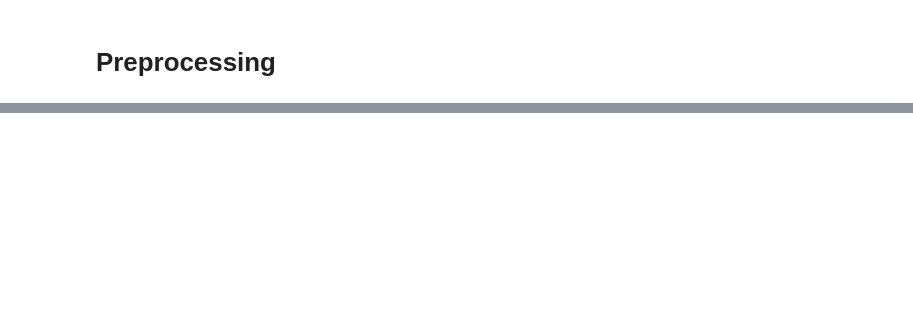
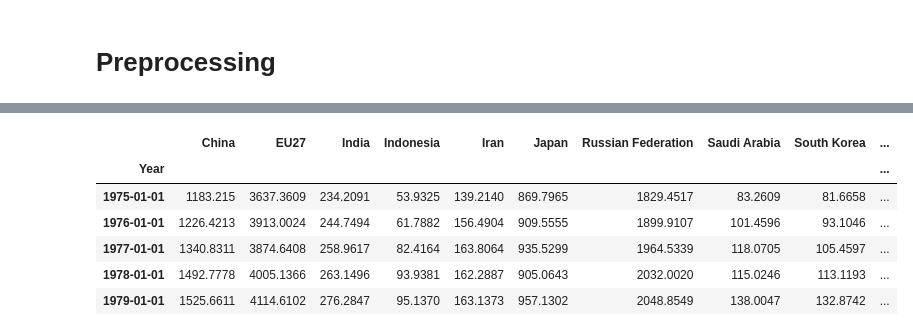
Before and after one commit to mkrunic/KULdatathon2025, a Jupyter notebook: test.ipynb, the cells around one changed output, grey strips where cells are left out. Drawn from its saved outputs; the diff is of its cells as text; code cells hidden in the pictures; blank space fills up the shorter version.

```diff
--- a/test.ipynb
+++ b/test.ipynb
@@ -320,0 +27,13 @@ ERROR: No matching distribution found for pdf_reader
+# %%
+co2 = co2.rename(columns={"Unnamed: 0": "Year"}, errors="raise")
+co2_transformed = co2.drop([49, 50,	51]).set_index("Year")
+co2_transformed.index = pd.to_datetime(co2_transformed.index.astype(int), format='%Y')
+co2_transformed.head()
+# %% [output]
+|  | China | EU27 | India | Indonesia | Iran | Japan | Russian Federation | Saudi Arabia | South Korea | ... |
+| Year |  |  |  |  |  |  |  |  |  | ... |
+| 1975-01-01 | 1183.215 | 3637.3609 | 234.2091 | 53.9325 | 139.2140 | 869.7965 | 1829.4517 | 83.2609 | 81.6658 | ... |
+| 1976-01-01 | 1226.4213 | 3913.0024 | 244.7494 | 61.7882 | 156.4904 | 909.5555 | 1899.9107 | 101.4596 | 93.1046 | ... |
+| 1977-01-01 | 1340.8311 | 3874.6408 | 258.9617 | 82.4164 | 163.8064 | 935.5299 | 1964.5339 | 118.0705 | 105.4597 | ... |
+| 1978-01-01 | 1492.7778 | 4005.1366 | 263.1496 | 93.9381 | 162.2887 | 905.0643 | 2032.0020 | 115.0246 | 113.1193 | ... |
+| 1979-01-01 | 1525.6611 | 4114.6102 | 276.2847 | 95.1370 | 163.1373 | 957.1302 | 2048.8549 | 138.0047 | 132.8742 | ... |
```
Also changed, not shown: parts of 37 cells of this notebook, 4 other files.
